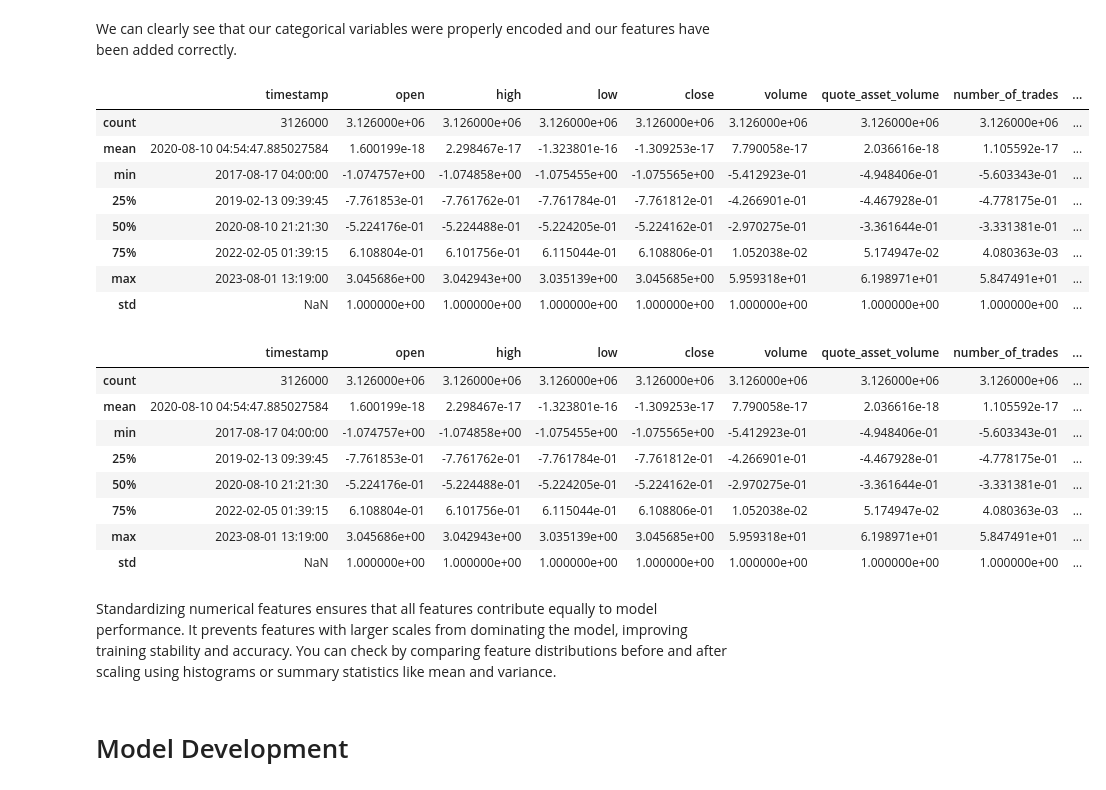
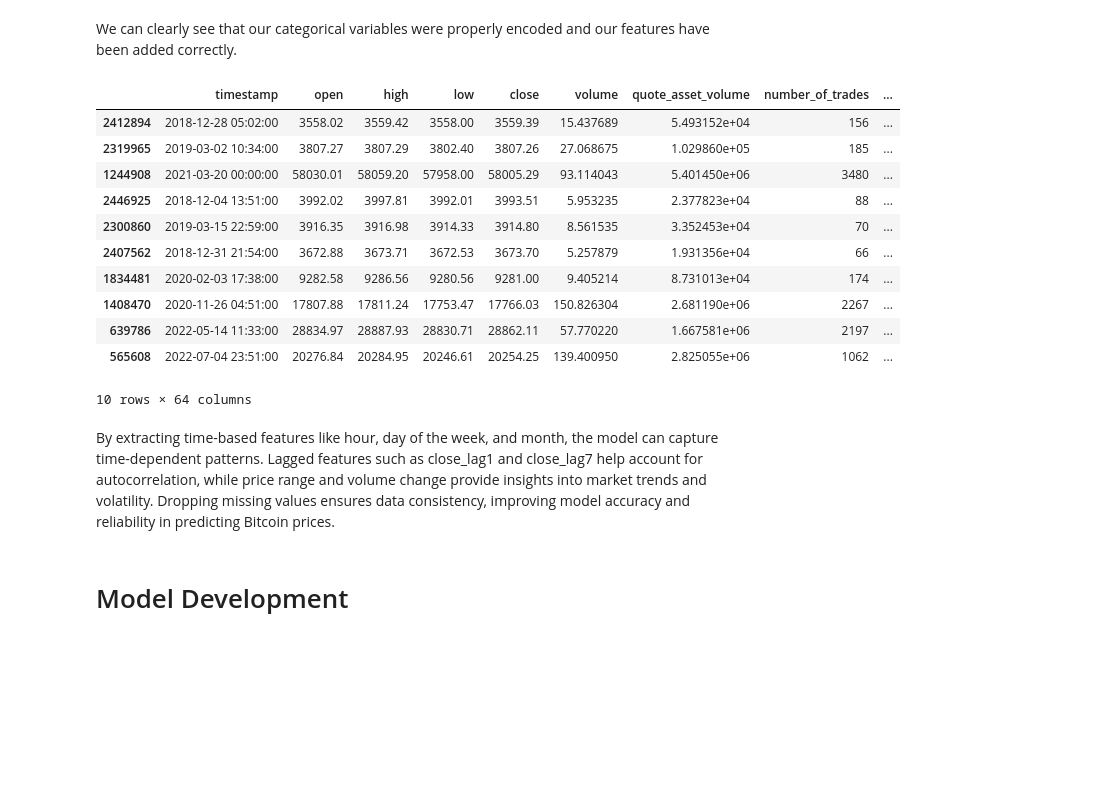
Before and after one commit to itscloud0/Bitcoin_Price_Prediction, a Jupyter notebook: Bitcoin_Prediction.ipynb, the cells around one changed output. Saved outputs shown, nothing was run; the diff lists cells and outputs as text; code cells hidden in the pictures; blank space fills up the shorter version.

```diff
--- a/Bitcoin_Prediction.ipynb
+++ b/Bitcoin_Prediction.ipynb
@@ -38,7 +32,7 @@ ImportError: numpy.core.multiarray failed to import
 # %% [markdown]
 ### Create DataFrame
 # %%
-df = pd.DataFrame(pd.read_csv('bitcoin_2017_to_2023.csv'))
+df = pd.read_csv('bitcoin_2017_to_2023.csv')
 # %% [markdown]
 ## EDA of the DataSet
 
@@ -498,42 +492,30 @@ dtype: object
 # %% [markdown]
 We can clearly see that our categorical variables were properly encoded and our features have been added correctly.
 # %%
-# Selecting numerical columns for standardization
+# Select numerical columns for standardization
 numerical_cols = ['open', 'high', 'low', 'close', 'volume', 'quote_asset_volume',
                   'number_of_trades', 'taker_buy_base_asset_volume', 'taker_buy_quote_asset_volume',
                   'log_volume', 'log_quote_asset_volume', 'log_number_of_trades',
                   'log_taker_buy_base_asset_volume', 'log_taker_buy_quote_asset_volume',
                   'log_cap_volume', 'log_cap_quote_asset_volume', 'log_cap_number_of_trades',
                   'log_cap_taker_buy_base_asset_volume', 'log_cap_taker_buy_quote_asset_volume',
                   'price_range', 'price_change', 'volume_to_trades_ratio']
 
-scaler = StandardScaler()
-df[numerical_cols] = scaler.fit_transform(df[numerical_cols])
+# scaler = StandardScaler()
+# df[numerical_cols] = scaler.fit_transform(df[numerical_cols])
 
 # Check that the dataframe was standardized
 df.sample(10)
 # %% [output]
 |  | timestamp | open | high | low | close | volume | quote_asset_volume | number_of_trades | ... |
-| count | 3126000 | 3.126000e+06 | 3.126000e+06 | 3.126000e+06 | 3.126000e+06 | 3.126000e+06 | 3.126000e+06 | 3.126000e+06 | ... |
-| mean | 2020-08-10 04:54:47.885027584 | 1.600199e-18 | 2.298467e-17 | -1.323801e-16 | -1.309253e-17 | 7.790058e-17 | 2.036616e-18 | 1.105592e-17 | ... |
-| min | 2017-08-17 04:00:00 | -1.074757e+00 | -1.074858e+00 | -1.075455e+00 | -1.075565e+00 | -5.412923e-01 | -4.948406e-01 | -5.603343e-01 | ... |
-| 25% | 2019-02-13 09:39:45 | -7.761853e-01 | -7.761762e-01 | -7.761784e-01 | -7.761812e-01 | -4.266901e-01 | -4.467928e-01 | -4.778175e-01 | ... |
-| 50% | 2020-08-10 21:21:30 | -5.224176e-01 | -5.224488e-01 | -5.224205e-01 | -5.224162e-01 | -2.970275e-01 | -3.361644e-01 | -3.331381e-01 | ... |
-| 75% | 2022-02-05 01:39:15 | 6.108804e-01 | 6.101756e-01 | 6.115044e-01 | 6.108806e-01 | 1.052038e-02 | 5.174947e-02 | 4.080363e-03 | ... |
-| max | 2023-08-01 13:19:00 | 3.045686e+00 | 3.042943e+00 | 3.035139e+00 | 3.045685e+00 | 5.959318e+01 | 6.198971e+01 | 5.847491e+01 | ... |
-| std | NaN | 1.000000e+00 | 1.000000e+00 | 1.000000e+00 | 1.000000e+00 | 1.000000e+00 | 1.000000e+00 | 1.000000e+00 | ... |
+| 2412894 | 2018-12-28 05:02:00 | 3558.02 | 3559.42 | 3558.00 | 3559.39 | 15.437689 | 5.493152e+04 | 156 | ... |
+| 2319965 | 2019-03-02 10:34:00 | 3807.27 | 3807.29 | 3802.40 | 3807.26 | 27.068675 | 1.029860e+05 | 185 | ... |
+| 1244908 | 2021-03-20 00:00:00 | 58030.01 | 58059.20 | 57958.00 | 58005.29 | 93.114043 | 5.401450e+06 | 3480 | ... |
+| 2446925 | 2018-12-04 13:51:00 | 3992.02 | 3997.81 | 3992.01 | 3993.51 | 5.953235 | 2.377823e+04 | 88 | ... |
+| 2300860 | 2019-03-15 22:59:00 | 3916.35 | 3916.98 | 3914.33 | 3914.80 | 8.561535 | 3.352453e+04 | 70 | ... |
+| 2407562 | 2018-12-31 21:54:00 | 3672.88 | 3673.71 | 3672.53 | 3673.70 | 5.257879 | 1.931356e+04 | 66 | ... |
+| 1834481 | 2020-02-03 17:38:00 | 9282.58 | 9286.56 | 9280.56 | 9281.00 | 9.405214 | 8.731013e+04 | 174 | ... |
+| 1408470 | 2020-11-26 04:51:00 | 17807.88 | 17811.24 | 17753.47 | 17766.03 | 150.826304 | 2.681190e+06 | 2267 | ... |
+| 639786 | 2022-05-14 11:33:00 | 28834.97 | 28887.93 | 28830.71 | 28862.11 | 57.770220 | 1.667581e+06 | 2197 | ... |
+| 565608 | 2022-07-04 23:51:00 | 20276.84 | 20284.95 | 20246.61 | 20254.25 | 139.400950 | 2.825055e+06 | 1062 | ... |
+10 rows × 64 columns
-# %%
-# Check the statistics
-df.describe()
-# %% [output]
-|  | timestamp | open | high | low | close | volume | quote_asset_volume | number_of_trades | ... |
-| count | 3126000 | 3.126000e+06 | 3.126000e+06 | 3.126000e+06 | 3.126000e+06 | 3.126000e+06 | 3.126000e+06 | 3.126000e+06 | ... |
-| mean | 2020-08-10 04:54:47.885027584 | 1.600199e-18 | 2.298467e-17 | -1.323801e-16 | -1.309253e-17 | 7.790058e-17 | 2.036616e-18 | 1.105592e-17 | ... |
-| min | 2017-08-17 04:00:00 | -1.074757e+00 | -1.074858e+00 | -1.075455e+00 | -1.075565e+00 | -5.412923e-01 | -4.948406e-01 | -5.603343e-01 | ... |
-| 25% | 2019-02-13 09:39:45 | -7.761853e-01 | -7.761762e-01 | -7.761784e-01 | -7.761812e-01 | -4.266901e-01 | -4.467928e-01 | -4.778175e-01 | ... |
-| 50% | 2020-08-10 21:21:30 | -5.224176e-01 | -5.224488e-01 | -5.224205e-01 | -5.224162e-01 | -2.970275e-01 | -3.361644e-01 | -3.331381e-01 | ... |
-| 75% | 2022-02-05 01:39:15 | 6.108804e-01 | 6.101756e-01 | 6.115044e-01 | 6.108806e-01 | 1.052038e-02 | 5.174947e-02 | 4.080363e-03 | ... |
-| max | 2023-08-01 13:19:00 | 3.045686e+00 | 3.042943e+00 | 3.035139e+00 | 3.045685e+00 | 5.959318e+01 | 6.198971e+01 | 5.847491e+01 | ... |
-| std | NaN | 1.000000e+00 | 1.000000e+00 | 1.000000e+00 | 1.000000e+00 | 1.000000e+00 | 1.000000e+00 | 1.000000e+00 | ... |
-# %% [markdown]
-Standardizing numerical features ensures that all features contribute equally to model performance. It prevents features with larger scales from dominating the model, improving training stability and accuracy. You can check by comparing feature distributions before and after scaling using histograms or summary statistics like mean and variance.
@@ -540,2 +538,4 @@ Standardizing numerical features ensures that all features contribute equally to
+# %% [markdown]
+By extracting time-based features like hour, day of the week, and month, the model can capture time-dependent patterns. Lagged features such as close_lag1 and close_lag7 help account for autocorrelation, while price range and volume change provide insights into market trends and volatility. Dropping missing values ensures data consistency, improving model accuracy and reliability in predicting Bitcoin prices.
 # %% [markdown]
 # Model Development
```
Also changed, not shown: parts of 32 cells of this notebook.
